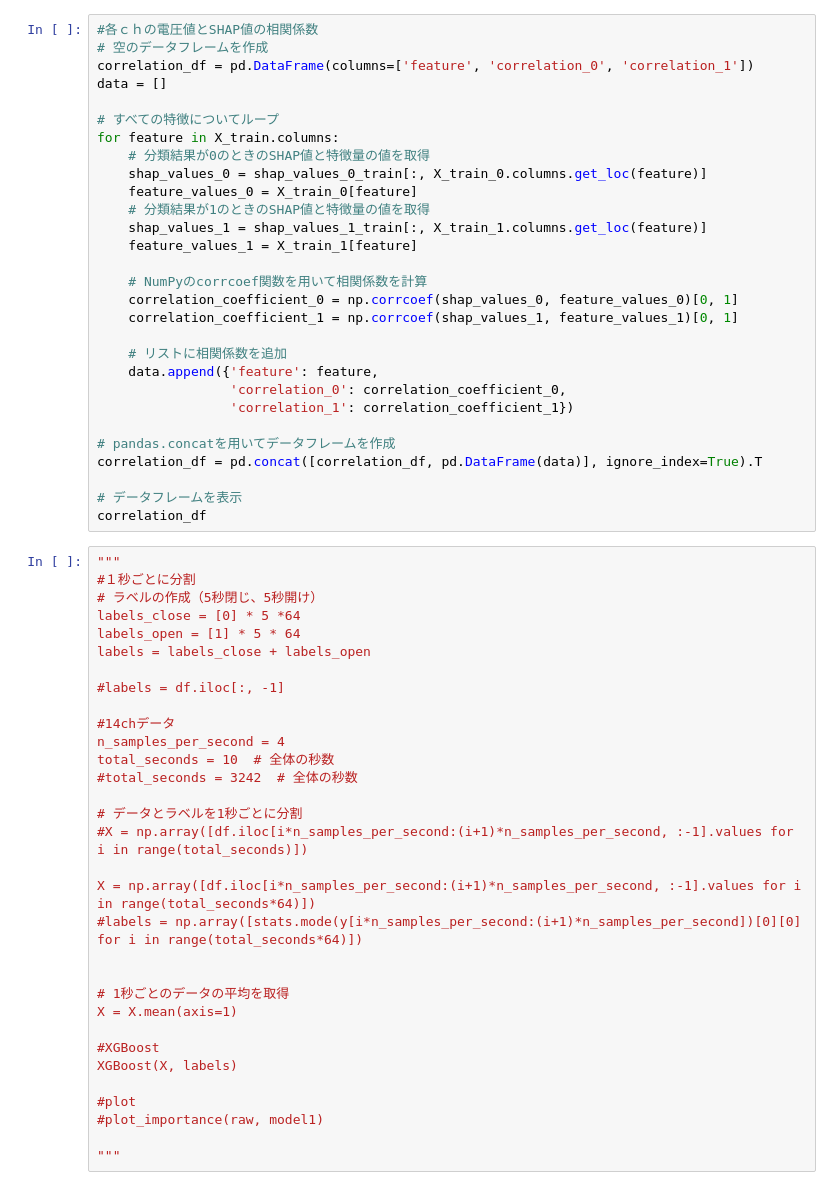
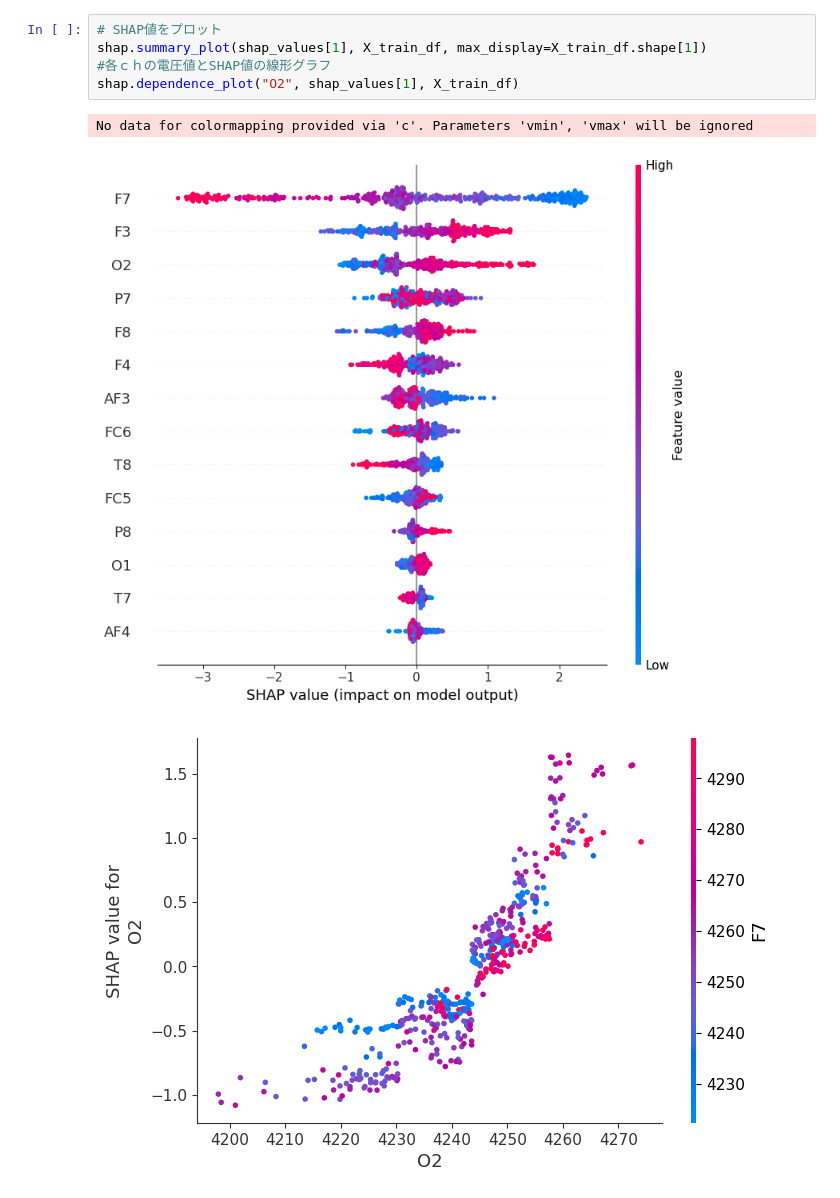
Before and after one commit to HayatoYokomizo/EEG_pain, a Jupyter notebook: DetectEEG_pain_test/Model_XGBoost.ipynb, the cells around one changed output. Saved outputs shown, nothing was run; the diff lists cells and outputs as text.

```diff
--- a/DetectEEG_pain_test/Model_XGBoost.ipynb
+++ b/DetectEEG_pain_test/Model_XGBoost.ipynb
@@ -327,61 +148,9 @@ print(SHAP_Eaachlabel)
 # %%
-#各ｃｈの電圧値とSHAP値の相関係数
-# 空のデータフレームを作成
-correlation_df = pd.DataFrame(columns=['feature', 'correlation_0', 'correlation_1'])
-data = []
-
-# すべての特徴についてループ
-for feature in X_train.columns:
-    # 分類結果が0のときのSHAP値と特徴量の値を取得
-    shap_values_0 = shap_values_0_train[:, X_train_0.columns.get_loc(feature)]
-    feature_values_0 = X_train_0[feature]
-    # 分類結果が1のときのSHAP値と特徴量の値を取得
-    shap_values_1 = shap_values_1_train[:, X_train_1.columns.get_loc(feature)]
-    feature_values_1 = X_train_1[feature]
-
-    # NumPyのcorrcoef関数を用いて相関係数を計算
-    correlation_coefficient_0 = np.corrcoef(shap_values_0, feature_values_0)[0, 1]
-    correlation_coefficient_1 = np.corrcoef(shap_values_1, feature_values_1)[0, 1]
-
-    # リストに相関係数を追加
-    data.append({'feature': feature,
-                 'correlation_0': correlation_coefficient_0,
-                 'correlation_1': correlation_coefficient_1})
-
-# pandas.concatを用いてデータフレームを作成
-correlation_df = pd.concat([correlation_df, pd.DataFrame(data)], ignore_index=True).T
-
-# データフレームを表示
-correlation_df
+# SHAP値をプロット
+shap.summary_plot(shap_values[1], X_train_df, max_display=X_train_df.shape[1])
+#各ｃｈの電圧値とSHAP値の線形グラフ
+shap.dependence_plot("O2", shap_values[1], X_train_df)
+# %% [output]
+No data for colormapping provided via 'c'. Parameters 'vmin', 'vmax' will be ignored
+[figure, added]
+[figure, added]
-# %%
-"""
-#１秒ごとに分割
-# ラベルの作成（5秒閉じ、5秒開け）
-labels_close = [0] * 5 *64
-labels_open = [1] * 5 * 64
-labels = labels_close + labels_open
-
-#labels = df.iloc[:, -1]
-
-#14chデータ
-n_samples_per_second = 4
-total_seconds = 10  # 全体の秒数
-#total_seconds = 3242  # 全体の秒数
-
-# データとラベルを1秒ごとに分割
-#X = np.array([df.iloc[i*n_samples_per_second:(i+1)*n_samples_per_second, :-1].values for i in range(total_seconds)])
-
-X = np.array([df.iloc[i*n_samples_per_second:(i+1)*n_samples_per_second, :-1].values for i in range(total_seconds*64)])
-#labels = np.array([stats.mode(y[i*n_samples_per_second:(i+1)*n_samples_per_second])[0][0] for i in range(total_seconds*64)])
-
-
-# 1秒ごとのデータの平均を取得
-X = X.mean(axis=1)
-
-#XGBoost
-XGBoost(X, labels)
-
-#plot
-#plot_importance(raw, model1)
-
-"""
```
Also changed, not shown: parts of 11 cells of this notebook, 9 other files.
